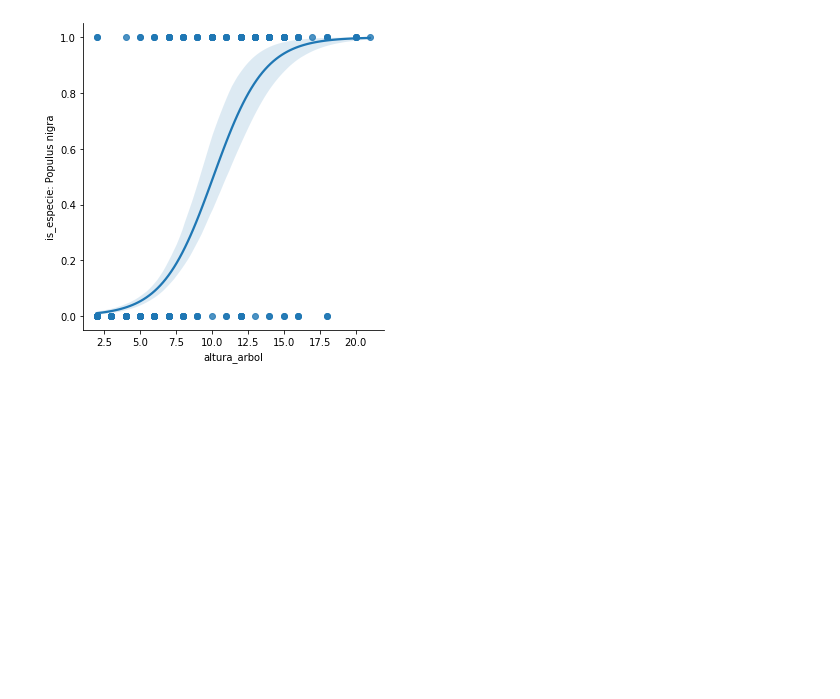
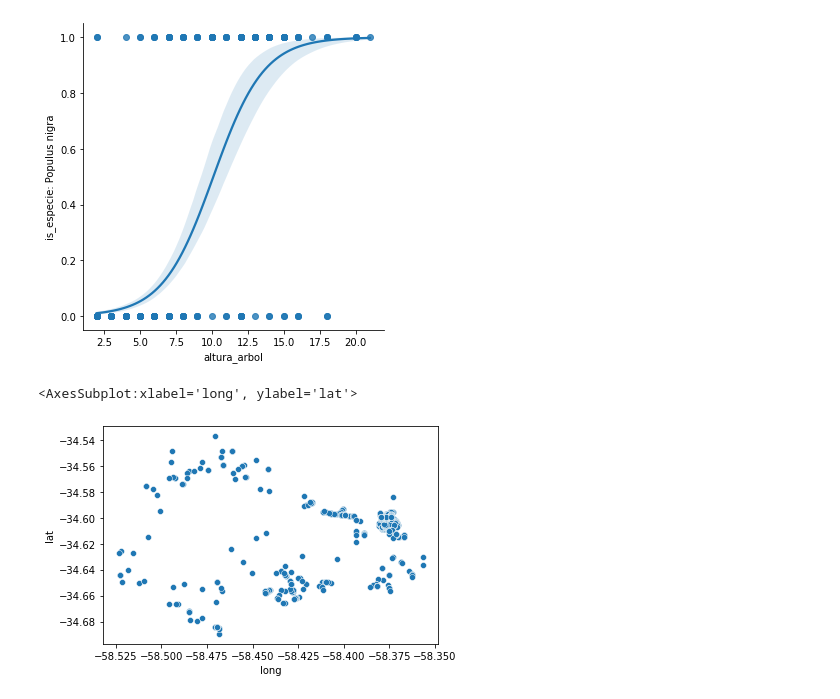
Before and after one commit to IonatanPerez/Curso_DHDS_CN17, a Jupyter notebook: C18/Modelo.ipynb, the cells around one changed output. Drawn from its saved outputs; the diff is of its cells as text; code cells hidden in the pictures; blank space fills up the shorter version.

```diff
--- a/C18/Modelo.ipynb
+++ b/C18/Modelo.ipynb
@@ -77,3 +77,14 @@ for especie in data["nombre_cientifico"].unique():
 [figure]
 [figure]
 [figure]
+# %%
+# Vamos a ver como funciona un clustering
+
+# Primero vamos a ver los puntos a priori
+
+import seaborn as sns
+
+sns.scatterplot(data = data, y = "lat", x = "long")
+# %% [output]
+<AxesSubplot:xlabel='long', ylabel='lat'>
+[figure, added]
```
Also changed, not shown: parts of 15 cells of this notebook, 4 other files.
